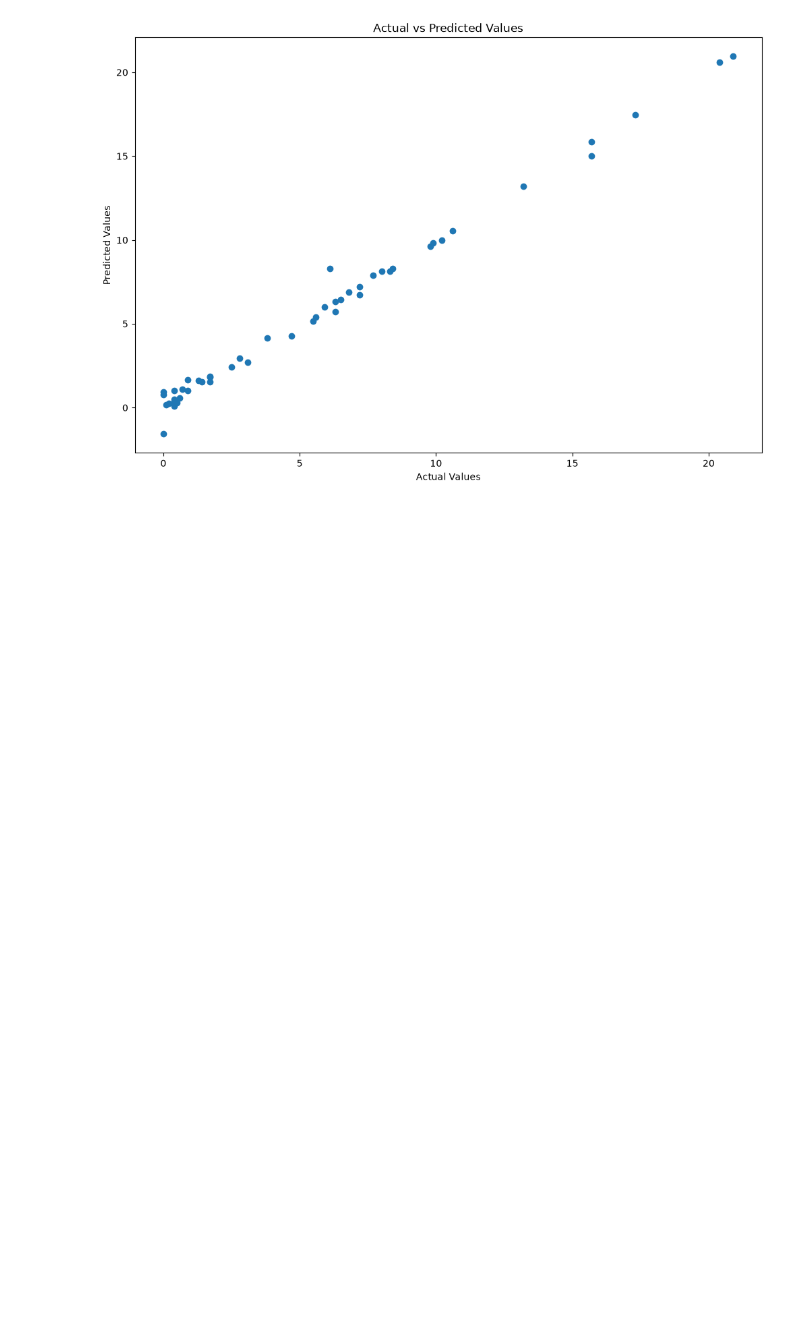
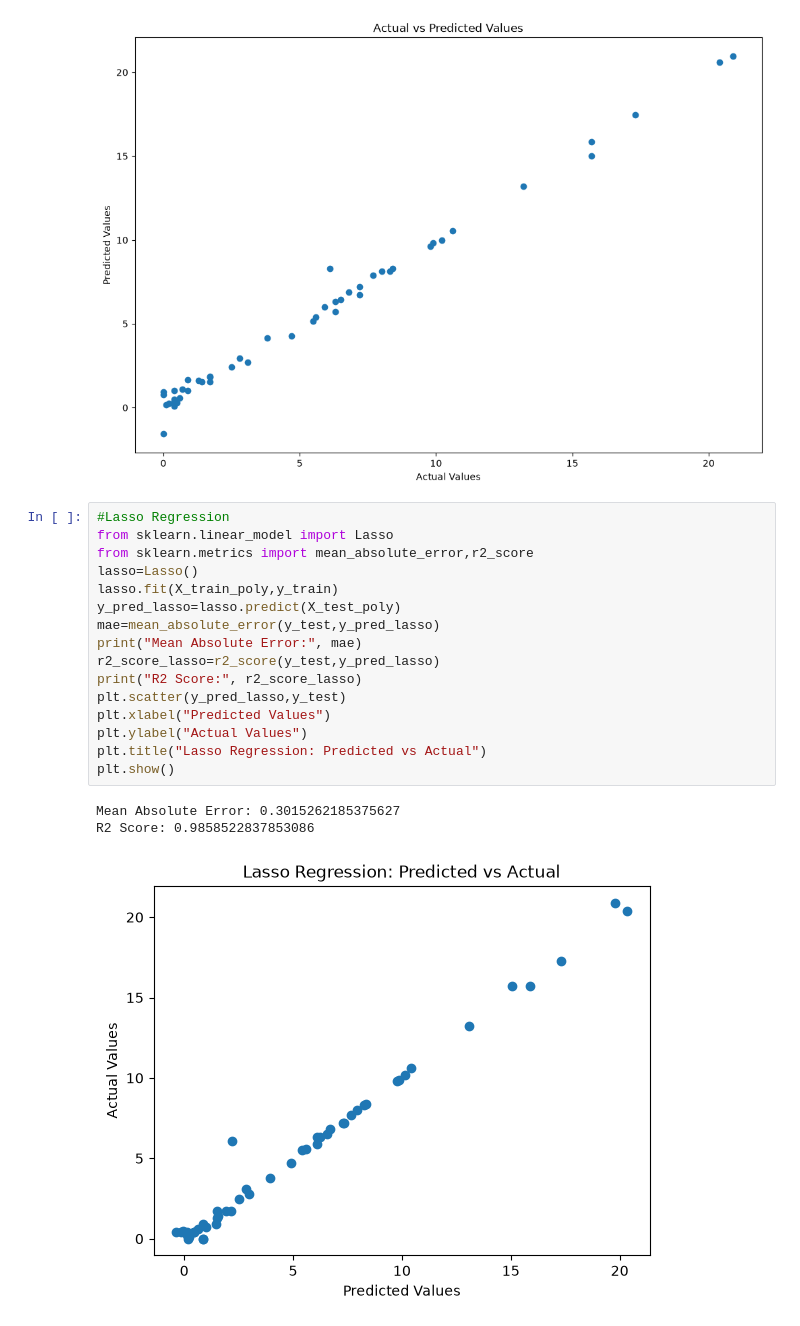
Before and after one commit to nanjundachitra100-del/python-programming_udemy, a Jupyter notebook: ML/feature_engineering.ipynb, the cells around one changed output. Drawn from its saved outputs; the diff is of its cells as text; blank space fills up the shorter version.

```diff
--- a/ML/feature_engineering.ipynb
+++ b/ML/feature_engineering.ipynb
@@ -129,3 +129,23 @@ plt.title("Actual vs Predicted Values")
 plt.show()
 # %% [output]
 [figure]
+# %%
+#Lasso Regression
+from sklearn.linear_model import Lasso
+from sklearn.metrics import mean_absolute_error,r2_score
+lasso=Lasso()
+lasso.fit(X_train_poly,y_train)
+y_pred_lasso=lasso.predict(X_test_poly)
+mae=mean_absolute_error(y_test,y_pred_lasso)
+print("Mean Absolute Error:", mae)
+r2_score_lasso=r2_score(y_test,y_pred_lasso)
+print("R2 Score:", r2_score_lasso)
+plt.scatter(y_pred_lasso,y_test)
+plt.xlabel("Predicted Values")
+plt.ylabel("Actual Values")
+plt.title("Lasso Regression: Predicted vs Actual")
+plt.show()
+# %% [output]
+Mean Absolute Error: 0.3015262185375627
+R2 Score: 0.9858522837853086
+[figure, added]
```
Also changed, not shown: parts of 1 cell of this notebook.
